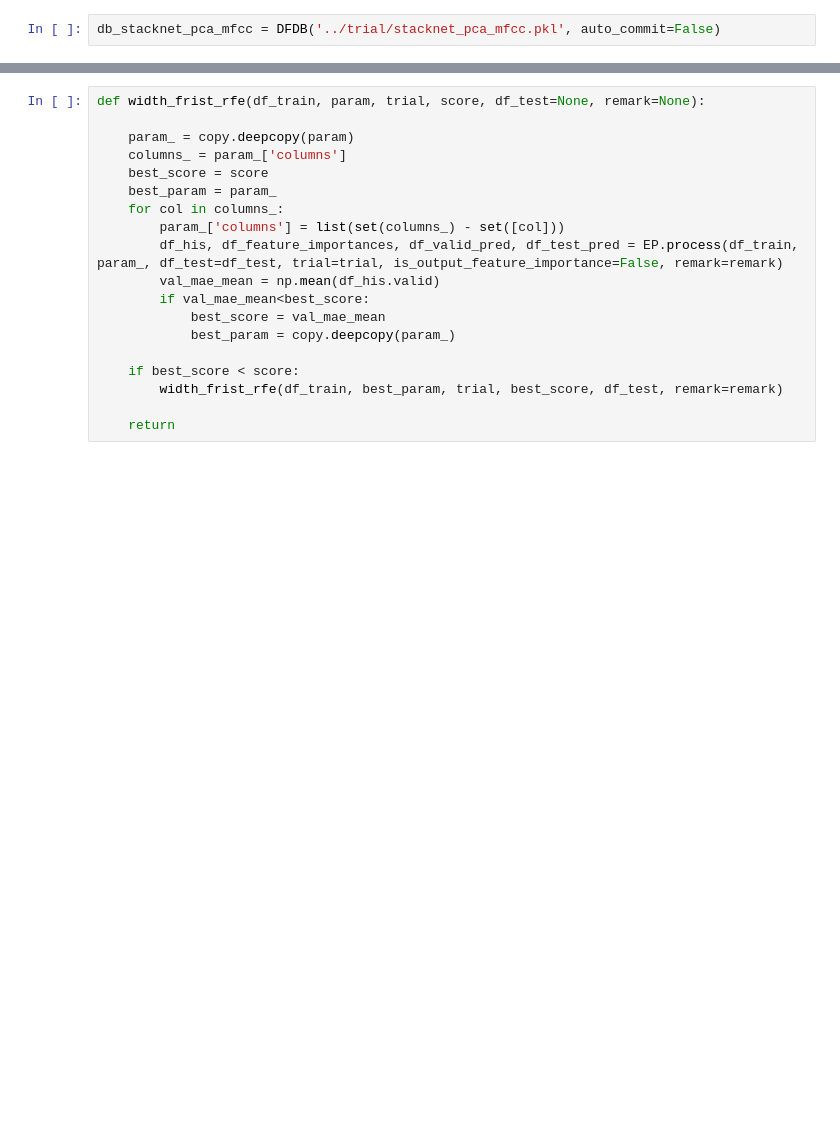
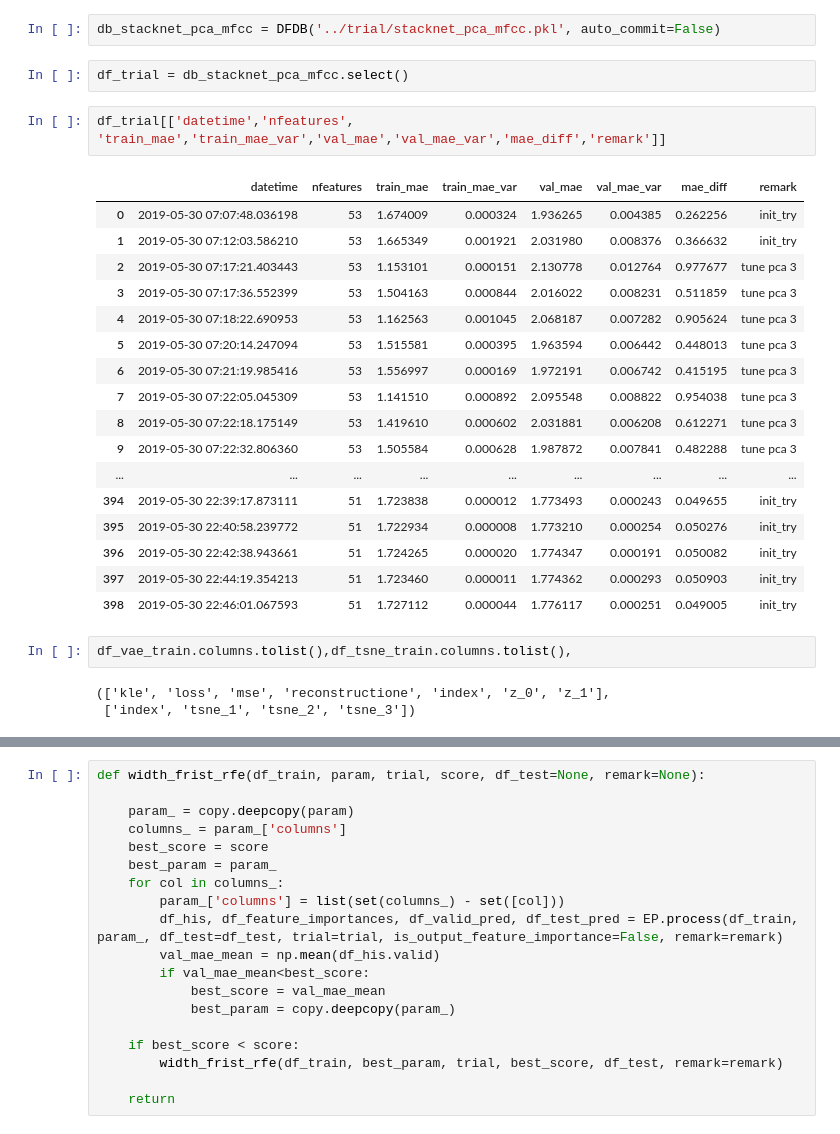
Before and after one commit to arhow/LANLEarthquakePrediction2019, a Jupyter notebook: try-spec-feats.ipynb, the cells around one changed output, grey strips where cells are left out. Saved outputs shown, nothing was run; the diff lists cells and outputs as text; blank space fills up the shorter version.

```diff
--- a/try-spec-feats.ipynb
+++ b/try-spec-feats.ipynb
@@ -434,3 +458,30 @@ lgbm_top200 = ['spkt_welch_densitycoeff_2',
  "change_quantiles{'ql': 0.4, 'qh': 1.0, 'isabs': False, 'f_agg': 'mean'}"]
 # %%
 db_stacknet_pca_mfcc = DFDB('../trial/stacknet_pca_mfcc.pkl', auto_commit=False)
+# %%
+df_trial = db_stacknet_pca_mfcc.select()
+# %%
+df_trial[['datetime','nfeatures', 'train_mae','train_mae_var','val_mae','val_mae_var','mae_diff','remark']]
+# %% [output]
+|  | datetime | nfeatures | train_mae | train_mae_var | val_mae | val_mae_var | mae_diff | remark |
+| 0 | 2019-05-30 07:07:48.036198 | 53 | 1.674009 | 0.000324 | 1.936265 | 0.004385 | 0.262256 | init_try |
+| 1 | 2019-05-30 07:12:03.586210 | 53 | 1.665349 | 0.001921 | 2.031980 | 0.008376 | 0.366632 | init_try |
+| 2 | 2019-05-30 07:17:21.403443 | 53 | 1.153101 | 0.000151 | 2.130778 | 0.012764 | 0.977677 | tune pca 3 |
+| 3 | 2019-05-30 07:17:36.552399 | 53 | 1.504163 | 0.000844 | 2.016022 | 0.008231 | 0.511859 | tune pca 3 |
+| 4 | 2019-05-30 07:18:22.690953 | 53 | 1.162563 | 0.001045 | 2.068187 | 0.007282 | 0.905624 | tune pca 3 |
+| 5 | 2019-05-30 07:20:14.247094 | 53 | 1.515581 | 0.000395 | 1.963594 | 0.006442 | 0.448013 | tune pca 3 |
+| 6 | 2019-05-30 07:21:19.985416 | 53 | 1.556997 | 0.000169 | 1.972191 | 0.006742 | 0.415195 | tune pca 3 |
+| 7 | 2019-05-30 07:22:05.045309 | 53 | 1.141510 | 0.000892 | 2.095548 | 0.008822 | 0.954038 | tune pca 3 |
+| 8 | 2019-05-30 07:22:18.175149 | 53 | 1.419610 | 0.000602 | 2.031881 | 0.006208 | 0.612271 | tune pca 3 |
+| 9 | 2019-05-30 07:22:32.806360 | 53 | 1.505584 | 0.000628 | 1.987872 | 0.007841 | 0.482288 | tune pca 3 |
+| ... | ... | ... | ... | ... | ... | ... | ... | ... |
+| 394 | 2019-05-30 22:39:17.873111 | 51 | 1.723838 | 0.000012 | 1.773493 | 0.000243 | 0.049655 | init_try |
+| 395 | 2019-05-30 22:40:58.239772 | 51 | 1.722934 | 0.000008 | 1.773210 | 0.000254 | 0.050276 | init_try |
+| 396 | 2019-05-30 22:42:38.943661 | 51 | 1.724265 | 0.000020 | 1.774347 | 0.000191 | 0.050082 | init_try |
+| 397 | 2019-05-30 22:44:19.354213 | 51 | 1.723460 | 0.000011 | 1.774362 | 0.000293 | 0.050903 | init_try |
+| 398 | 2019-05-30 22:46:01.067593 | 51 | 1.727112 | 0.000044 | 1.776117 | 0.000251 | 0.049005 | init_try |
+# %%
+df_vae_train.columns.tolist(),df_tsne_train.columns.tolist(),
+# %% [output]
+(['kle', 'loss', 'mse', 'reconstructione', 'index', 'z_0', 'z_1'],
+ ['index', 'tsne_1', 'tsne_2', 'tsne_3'])
```
Also changed, not shown: parts of 24 cells of this notebook, 14 other files.
